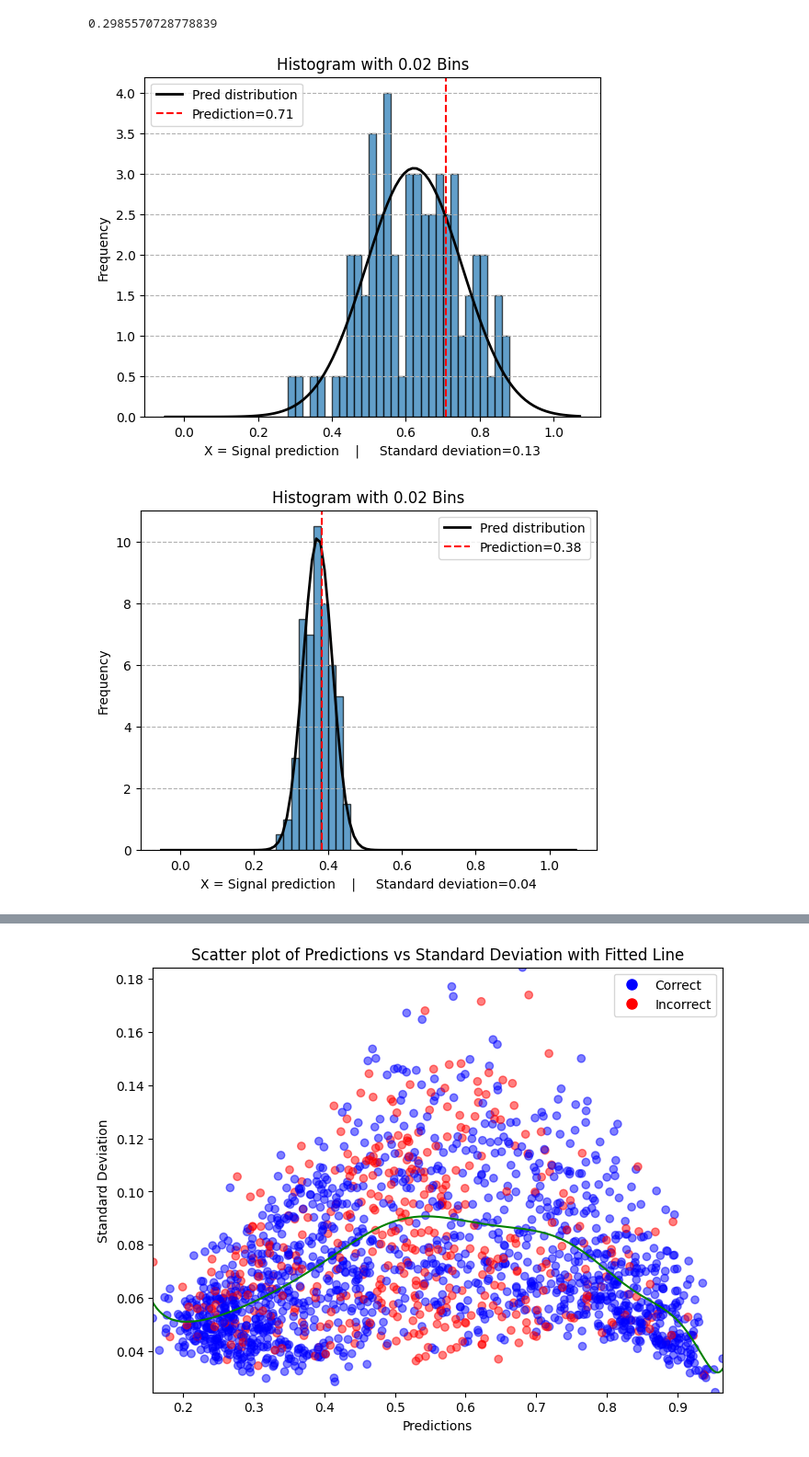
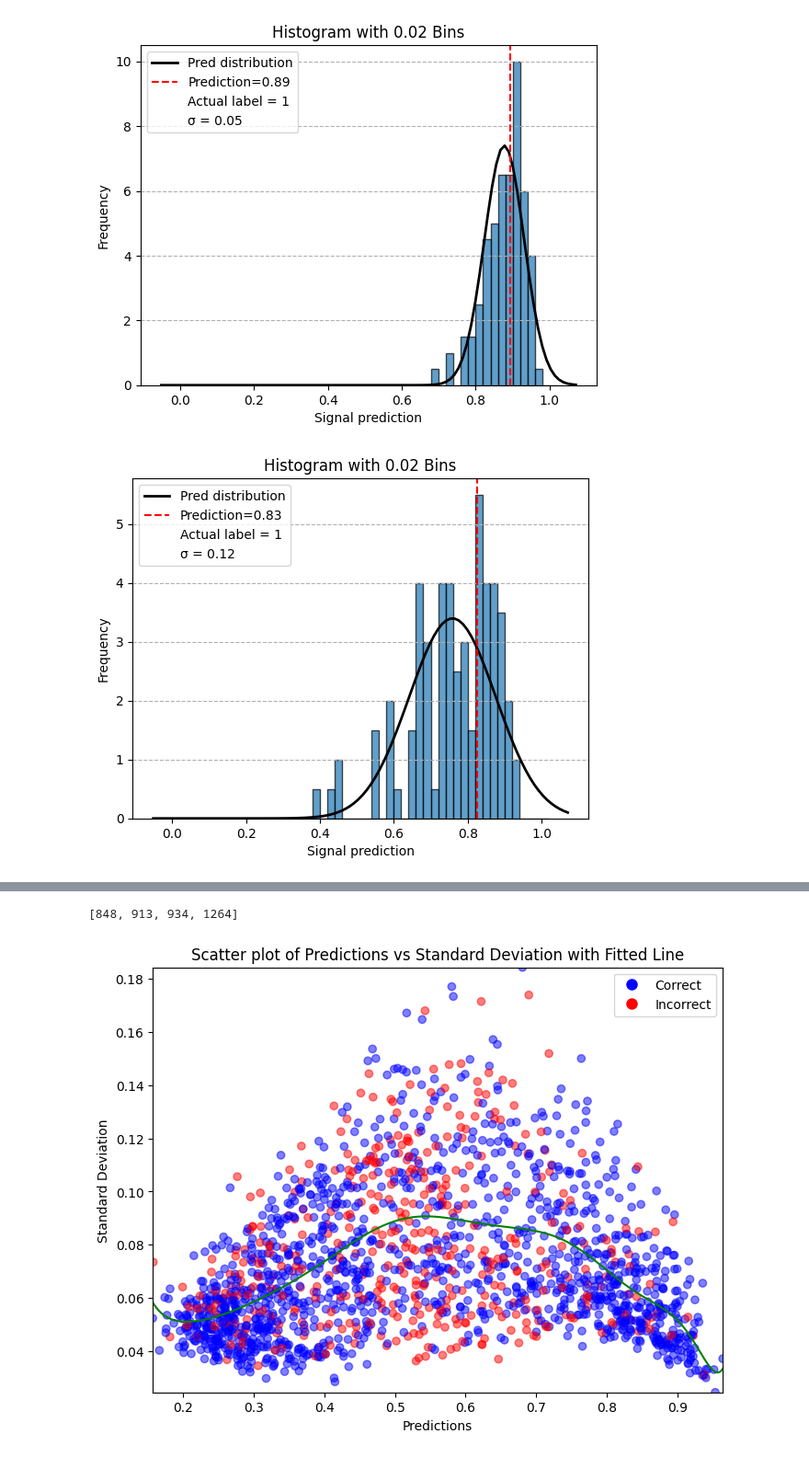
Before and after one commit to andreasvalen/MonteCarloDropoutOnLHCData, a Jupyter notebook: derust.ipynb, the cells around one changed output, grey strips where cells are left out. Shown at 92% size. Cells and saved outputs as stored; diff of their text form; code cells hidden in the pictures.

```diff
--- a/derust.ipynb
+++ b/derust.ipynb
@@ -38,12 +46,22 @@ def getDataAsTensors(filepath, numpy=False):
     s = torch.from_numpy(signals)
     print("imgs:", t.size(), ", signals: ",s.size())
     return t, s
+# %%
+### Datasets ###
+#jets - 8 726 datapoints (formerly jet-images_micro)
+#jet-images_train - 628 320 datapoints
+#jet-images_val - 157 080 datapoints
+#jet-images_test - 87 266 datapoints
+micro_path = "jet-data/jets.hdf5"
+test_path = "jet-data/jet-images_test.hdf5"
+val_path = "jet-data/jet-images_val.hdf5"
+train_path = "jet-data/jet-images_train.hdf5"
 # %%
-imgs, labels = getDataAsTensors("jet-data/jets.hdf5")
+imgs, labels = getDataAsTensors(val_path)
 train_size = int(0.8 * len(imgs))
 test_size = len(imgs) - train_size
 train_dataset, test_dataset = random_split(CustomDataset(imgs, labels), [train_size, test_size])
-print(train_dataset[1])
+#print(train_dataset[1])
 print(len(train_dataset))
 # %% [output]
 Keys: <KeysViewHDF5 ['image', 'jet_delta_R', 'jet_eta', 'jet_mass', 'jet_phi', 'jet_pt', 'signal', 'tau_1', 'tau_2', 'tau_21', 'tau_3', 'tau_32']>
@@ -66,6 +71,6 @@ imgs: torch.Size([8726, 25, 25]) , signals:  torch.Size([8726])
 # %%
 
-batch_size = 100
+batch_size = 256
 
 
 trainloader = torch.utils.data.DataLoader(train_dataset, batch_size=batch_size,
@@ -296,11 +290,12 @@ def enable_dropout(model):
         if m.__class__.__name__.startswith('Dropout'):
             m.train()
 
+#Verb prints out the same index of output for every pass.
 def get_monte_carlo_predictions(data_loader,
                                 forward_passes,
                                 model,
                                 n_classes,
-                                n_samples):
+                                n_samples, _verb=False):
 
     dropout_predictions = np.empty((0, n_samples))
 
@@ -310,7 +305,7 @@ def get_monte_carlo_predictions(data_loader,
         predictions = np.empty((0,))
         model.train()
         enable_dropout(model)
-        verb = False
+        verb = _verb
 
         for _, (image, label) in enumerate(data_loader):
             image = image.unsqueeze(1)
@@ -328,8 +323,6 @@ def get_monte_carlo_predictions(data_loader,
             verb = False
 
         dropout_predictions = np.vstack((dropout_predictions, predictions))
-        print(dropout_predictions.shape)
-
         # dropout predictions - shape (forward_passes, n_samples)
 
     # Calculating mean across multiple MCD forward passes
@@ -410,41 +384,46 @@ print(dropout_predictions[0][:10])
 import matplotlib.pyplot as plt
 from scipy.stats import norm
 
-def plot_histogram(values, threshold=0.02, original_predicition=None, std=None):
+def plot_histogram(values, label, threshold=0.02, original_predicition=None, std=None, ):
        # Ensure all values are between 0 and 1
     filtered_values = [v for v in values if 0 <= v <= 1]
 
     # Set the bin edges based on the given threshold
     bins = [i*threshold for i in range(int(1/threshold) + 2)]  # +2 to include the upper bound
 
     # Calculate the histogram data without plotting
     y, x, _ = plt.hist(filtered_values, bins=bins, edgecolor='black', alpha=0.7, density=True)
-    plt.xlabel(f'X = Signal prediction    |     Standard deviation={std:.2f}')
+    plt.xlabel(f'Signal prediction')
     plt.ylabel('Frequency')
     plt.title(f'Histogram with {threshold} Bins')
     plt.grid(axis='y', linestyle='--')
 
     # Plot Gaussian distribution
     mean = np.mean(filtered_values)
     std = np.std(filtered_values)
     xmin, xmax = plt.xlim()
     x = np.linspace(xmin, xmax, 100)
     p = norm.pdf(x, mean, std)
     plt.plot(x, p, 'k', linewidth=2, label="Pred distribution")
     plt.legend()
     if original_predicition is not None:
         plt.axvline(x=original_predicition, color='red', linestyle='--', label=f'Prediction={original_predicition:.2f}')
         plt.legend()
-
+    current_handles, current_labels = plt.gca().get_legend_handles_labels()
+    current_labels.append(f'Actual label = {label:.0f}')
+    current_handles.append(plt.Rectangle((0, 0), 0, 0, fc="white", fill=False, edgecolor='none', linewidth=0))
+    current_labels.append(f'σ = {std:.2f}')
+    current_handles.append(plt.Rectangle((0, 0), 0, 0, fc="white", fill=False, edgecolor='none', linewidth=0))
+    plt.legend(handles=current_handles, labels=current_labels)
     plt.show()
 
 # Example
-values = dropout_predictions[:, 9]
-print(_preds[0])
-plot_histogram(values, original_predicition=_preds[9], std=std[9])
 values = dropout_predictions[:, 2]
-plot_histogram(values, original_predicition=_preds[2], std=std[2])
+plot_histogram(values, original_predicition=_preds[2], std=std[2], label=_labels[2])
+values = dropout_predictions[:, 770]
+plot_histogram(values, original_predicition=_preds[770], std=std[770], label=_labels[770])
+values = dropout_predictions[:, 913]
+plot_histogram(values, original_predicition=_preds[913], std=std[913], label=_labels[913])
 # %% [output]
-0.2985570728778839
-[figure, old version]
+[figure, new version]
-[figure, old version]
+[figure, new version]
@@ -451,3 +431,17 @@ plot_histogram(values, original_predicition=_preds[2], std=std[2])
+# %%
+def find_matching_indices(list2, list1):
+    """Find indices where value in list1 is <0.05 and value in list2 is between 0.4 and 0.5."""
+    matching_indices = []
+
+    # Iterate over both lists simultaneously
+    for idx, (val1, val2) in enumerate(zip(list1, list2)):
+        if val1 < 0.04 and 0.41 <= val2 <= 0.45:
+            matching_indices.append(idx)
+
+    return matching_indices
+print(find_matching_indices(_preds, std))  # This should print [0, 2]
+# %% [output]
+[848, 913, 934, 1264]
 # %%
 def scatter_plot(preds, std, labels, degree=2):
     if len(preds) != len(std) or len(preds) != len(labels):
```
Also changed, not shown: parts of 13 cells of this notebook.
